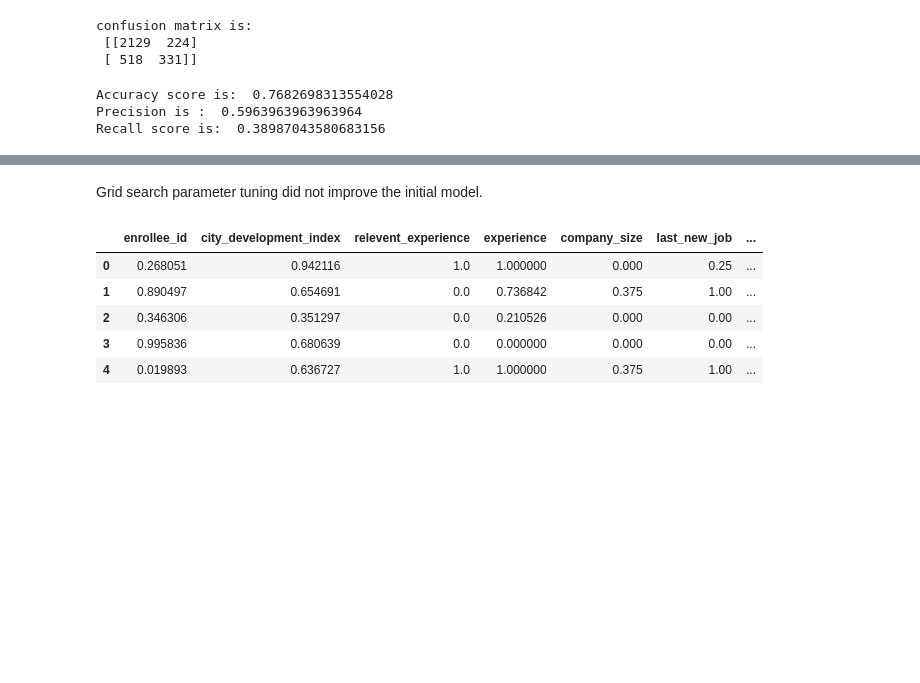
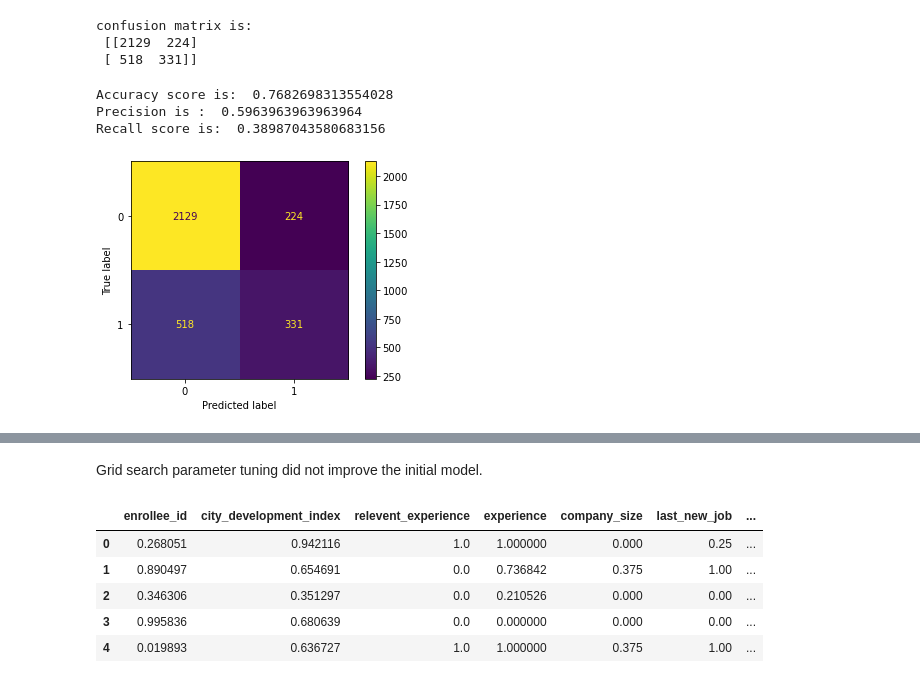
Before and after one commit to heliaRahimi/-ClassificationModels, a Jupyter notebook: SGD.ipynb, the cells around one changed output, grey strips where cells are left out. Cells and saved outputs as stored; diff of their text form; code cells hidden in the pictures; blank space fills up the shorter version.

```diff
--- a/SGD.ipynb
+++ b/SGD.ipynb
@@ -99,6 +99,11 @@ print("Accuracy score is: " ,accuracy_score(SGD_predictions, y_test), '\nPrecisi
 Accuracy score is:  0.7682698313554028
 Precision is :  0.5963963963963964
 Recall score is:  0.38987043580683156
+# %%
+from sklearn.metrics import ConfusionMatrixDisplay
+ConfusionMatrixDisplay(confusion_matrix=confusion_matrix(y_test, SGD_predictions)).plot();
+# %% [output]
+[figure, added]
 # %%
 #Usign GridSearchCV to tune parameters
 from sklearn.model_selection import GridSearchCV
```
Also changed, not shown: parts of 11 cells of this notebook.
